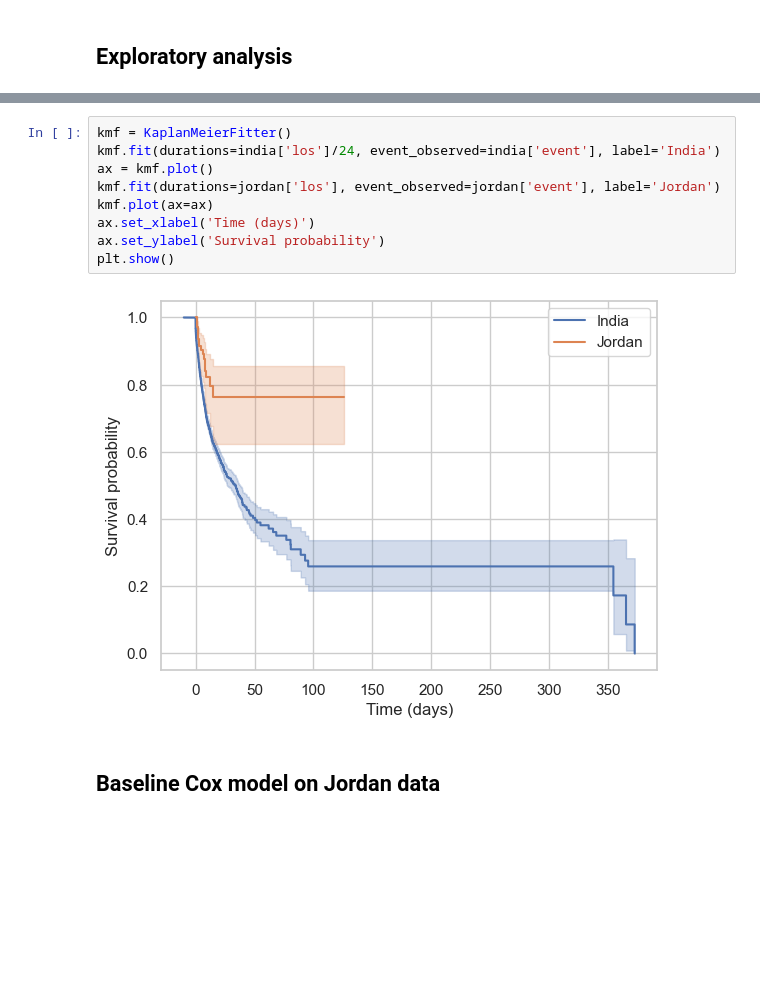
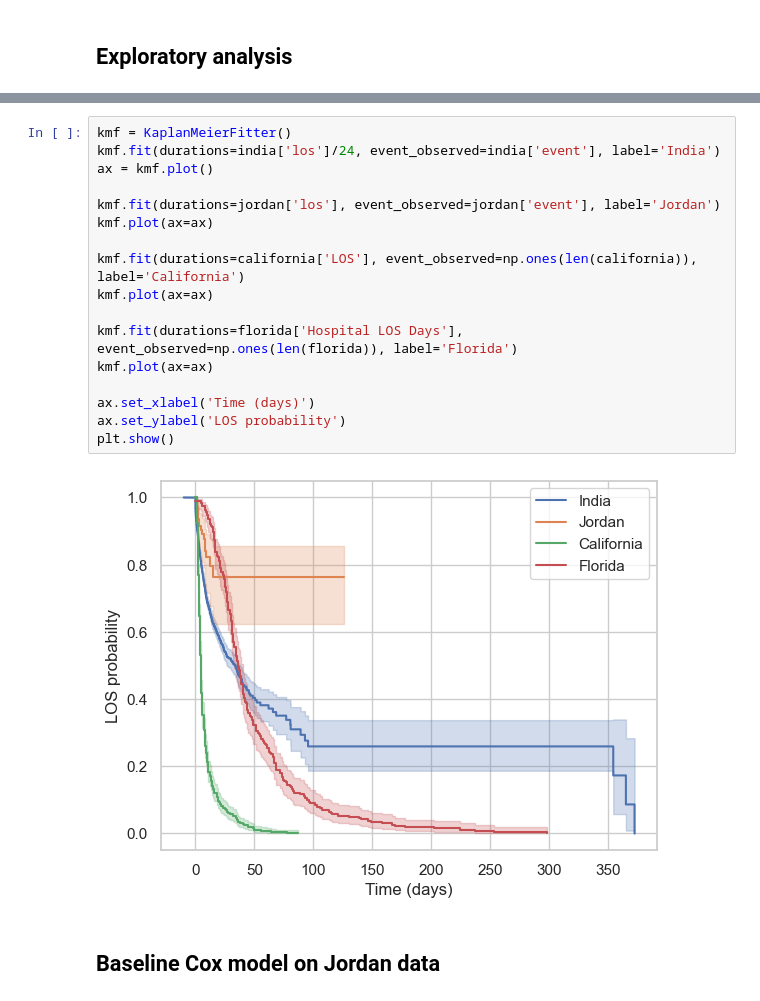
Before and after one commit to shrinitbabel/TBI-transfer-learning, a Jupyter notebook: transfer_learning_Experiments copy 3.ipynb, the cells around one changed output, grey strips where cells are left out. Drawn from its saved outputs; the diff is of its cells as text; blank space fills up the shorter version.

```diff
--- a/transfer_learning_Experiments copy 3.ipynb
+++ b/transfer_learning_Experiments copy 3.ipynb
@@ -326,14 +373,22 @@ Name: los, dtype: float64
 # %%
 kmf = KaplanMeierFitter()
 kmf.fit(durations=india['los']/24, event_observed=india['event'], label='India')
 ax = kmf.plot()
+
 kmf.fit(durations=jordan['los'], event_observed=jordan['event'], label='Jordan')
 kmf.plot(ax=ax)
+
+kmf.fit(durations=california['LOS'], event_observed=np.ones(len(california)), label='California')
+kmf.plot(ax=ax)
+
+kmf.fit(durations=florida['Hospital LOS Days'], event_observed=np.ones(len(florida)), label='Florida')
+kmf.plot(ax=ax)
+
 ax.set_xlabel('Time (days)')
-ax.set_ylabel('Survival probability')
+ax.set_ylabel('LOS probability')
 plt.show()
 # %% [output]
-[figure, old version]
+[figure, new version]
 # %% [markdown]
 ## Baseline Cox model on Jordan data
 # %% [markdown]
```
Also changed, not shown: parts of 4 cells of this notebook, 2 other files.
